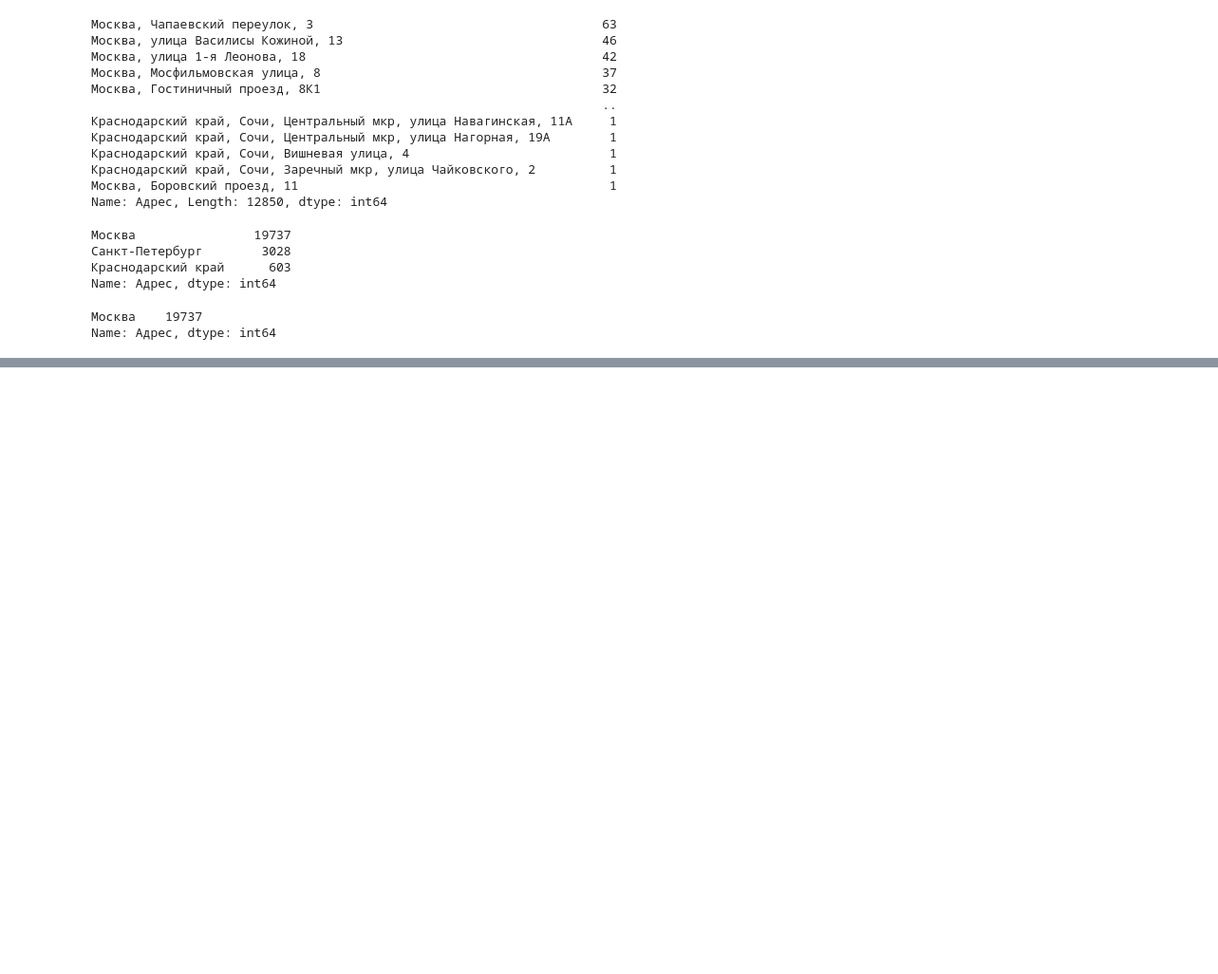
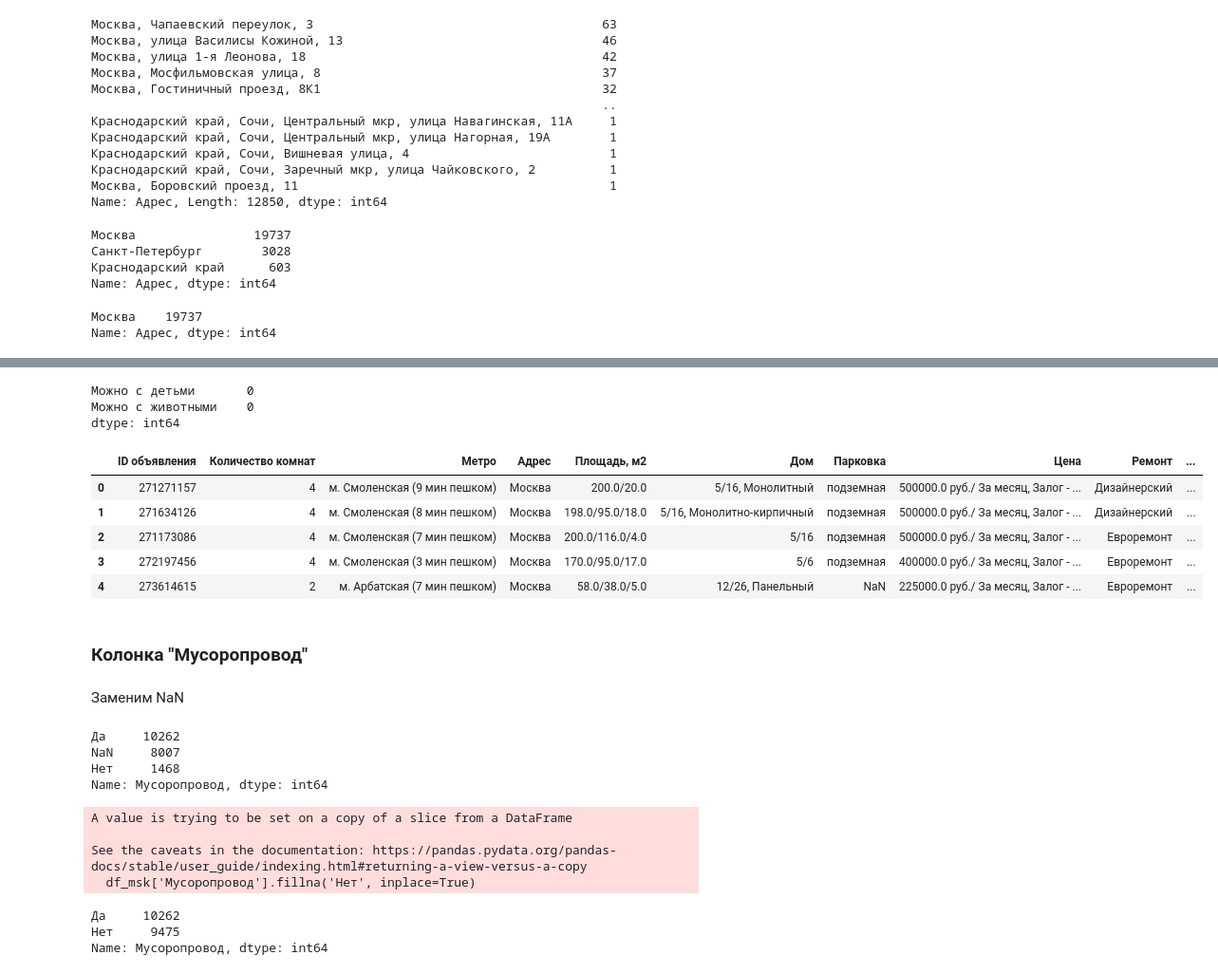
Before and after one commit to sunny-annie/Streamlit_rent_real_estate, a Jupyter notebook: preprocessing.ipynb, the cells around one changed output, grey strips where cells are left out. Shown: that part at 95% size. Cells and saved outputs as stored; diff of their text form; code cells hidden in the pictures; blank space fills up the shorter version.

```diff
--- a/preprocessing.ipynb
+++ b/preprocessing.ipynb
@@ -72,0 +163,2 @@ Name: Адрес, dtype: int64
+# %%
+df_msk['Окна'].fillna(method='bfill', inplace=True)
@@ -72,0 +189,2 @@ Name: Адрес, dtype: int64
+# %%
+df_msk['Можно с детьми/животными'].fillna('Нет', inplace=True)
@@ -72,0 +196,3 @@ Name: Адрес, dtype: int64
+# %%
+df_msk['Можно с детьми'] = 0
+df_msk['Можно с животными'] = 0
@@ -72,0 +210,45 @@ Name: Адрес, dtype: int64
+# %%
+for item in df_msk['Можно с детьми/животными'].index:
+    if 'Можно с детьми' in df_msk.loc[item, 'Можно с детьми/животными']:
+        df_msk.loc[item, 'Можно с детьми'] = 1
+    if 'Можно с животными' in df_msk.loc[item, 'Можно с детьми/животными']:
+        df_msk.loc[item, 'Можно с животными'] = 1
+# %%
+df_msk.loc[:, ['Можно с детьми', 'Можно с животными']].isnull().sum()
+# %% [output]
+Можно с детьми       0
+Можно с животными    0
+dtype: int64
+# %%
+df_msk.head()
+# %% [output]
+|  | ID объявления | Количество комнат | Метро | Адрес | Площадь, м2 | Дом | Парковка | Цена | Ремонт | ... |
+| 0 | 271271157 | 4 | м. Смоленская (9 мин пешком) | Москва | 200.0/20.0 | 5/16, Монолитный | подземная | 500000.0 руб./ За месяц, Залог - ... | Дизайнерский | ... |
+| 1 | 271634126 | 4 | м. Смоленская (8 мин пешком) | Москва | 198.0/95.0/18.0 | 5/16, Монолитно-кирпичный | подземная | 500000.0 руб./ За месяц, Залог - ... | Дизайнерский | ... |
+| 2 | 271173086 | 4 | м. Смоленская (7 мин пешком) | Москва | 200.0/116.0/4.0 | 5/16 | подземная | 500000.0 руб./ За месяц, Залог - ... | Евроремонт | ... |
+| 3 | 272197456 | 4 | м. Смоленская (3 мин пешком) | Москва | 170.0/95.0/17.0 | 5/6 | подземная | 400000.0 руб./ За месяц, Залог - ... | Евроремонт | ... |
+| 4 | 273614615 | 2 | м. Арбатская (7 мин пешком) | Москва | 58.0/38.0/5.0 | 12/26, Панельный | NaN | 225000.0 руб./ За месяц, Залог - ... | Евроремонт | ... |
+# %% [markdown]
+### Колонка "Мусоропровод"
+# %% [markdown]
+Заменим NaN
+# %%
+df_msk['Мусоропровод'].value_counts(dropna=False)
+# %% [output]
+Да     10262
+NaN     8007
+Нет     1468
+Name: Мусоропровод, dtype: int64
+# %%
+df_msk['Мусоропровод'].fillna('Нет', inplace=True)
+# %% [output]
+A value is trying to be set on a copy of a slice from a DataFrame
+
+See the caveats in the documentation: https://pandas.pydata.org/pandas-docs/stable/user_guide/indexing.html#returning-a-view-versus-a-copy
+  df_msk['Мусоропровод'].fillna('Нет', inplace=True)
+# %%
+df_msk['Мусоропровод'].value_counts(dropna=False)
+# %% [output]
+Да     10262
+Нет     9475
+Name: Мусоропровод, dtype: int64
```
Also changed, not shown: parts of 18 cells of this notebook.
